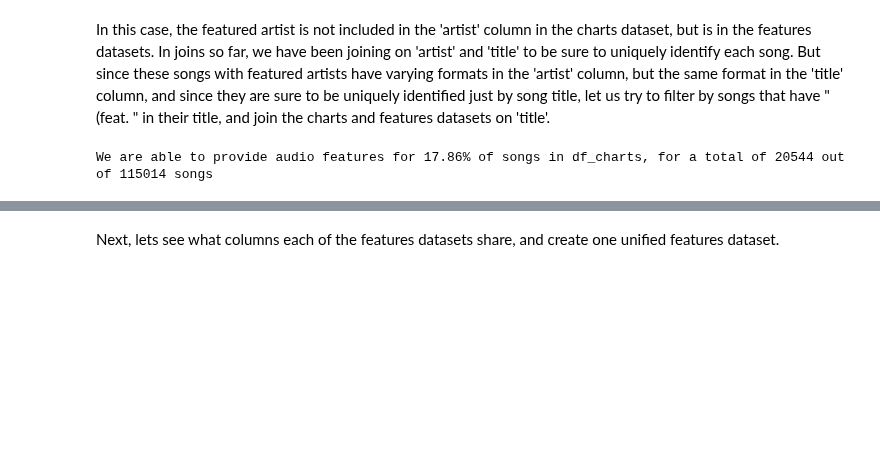
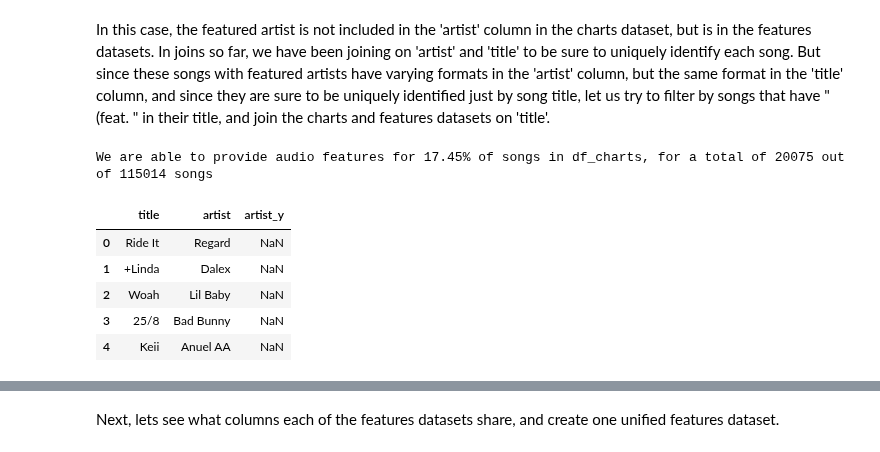
Before and after one commit to Joseph-Willem-Ricci/5450-final-project, a Jupyter notebook: CIS5450_Project.ipynb, the cells around one changed output, grey strips where cells are left out. Cells and saved outputs as stored; diff of their text form; code cells hidden in the pictures; blank space fills up the shorter version.

```diff
--- a/CIS5450_Project.ipynb
+++ b/CIS5450_Project.ipynb
@@ -294,11 +277,19 @@ In this case, the featured artist is not included in the 'artist' column in the
 # %%
 charts_featured = df_charts_songs_artists[df_charts_songs_artists['title'].str.contains("\(feat\. ")][['title', 'artist']]
 featured_feature_matches = pd.merge(charts_featured, all_songs_with_features, on=['title'], how='inner').drop_duplicates(subset='title')
-featured_feature_matches.drop(columns=['artist_x'], inplace=True)
-featured_feature_matches.rename(columns={'artist_y': 'artist'}, inplace=True)
-feature_matches = pd.concat([feature_matches, featured_feature_matches], ignore_index=True).drop_duplicates()
+featured_feature_matches = featured_feature_matches.rename(columns={'artist_x': 'artist'})
+feature_matches = pd.concat([feature_matches, featured_feature_matches], ignore_index=True).drop_duplicates(subset = ['title', 'artist'])
 match_percentage_combined = 100 * feature_matches.shape[0] / df_charts_songs_artists.shape[0]
 print("We are able to provide audio features for " + str(round(match_percentage_combined,2)) + "% of songs in df_charts,"\
       " for a total of " + str(feature_matches.shape[0]) + " out of " + str(df_charts_songs_artists.shape[0]) + " songs")
 # %% [output]
-We are able to provide audio features for 17.86% of songs in df_charts, for a total of 20544 out of 115014 songs
+We are able to provide audio features for 17.45% of songs in df_charts, for a total of 20075 out of 115014 songs
+# %%
+feature_matches.head()
+# %% [output]
+|  | title | artist | artist_y |
+| 0 | Ride It | Regard | NaN |
+| 1 | +Linda | Dalex | NaN |
+| 2 | Woah | Lil Baby | NaN |
+| 3 | 25/8 | Bad Bunny | NaN |
+| 4 | Keii | Anuel AA | NaN |
```
Also changed, not shown: parts of 57 cells of this notebook.
